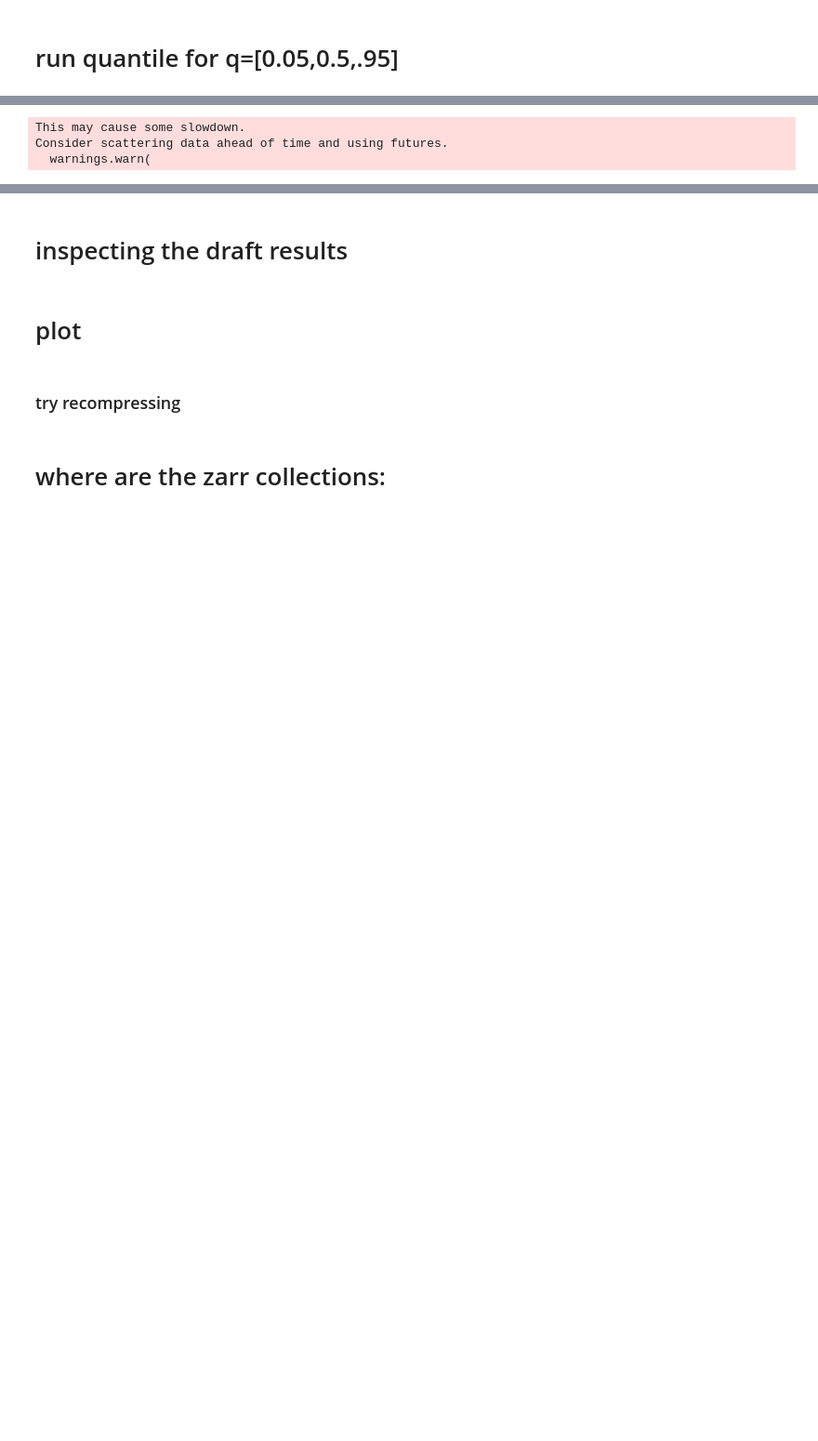
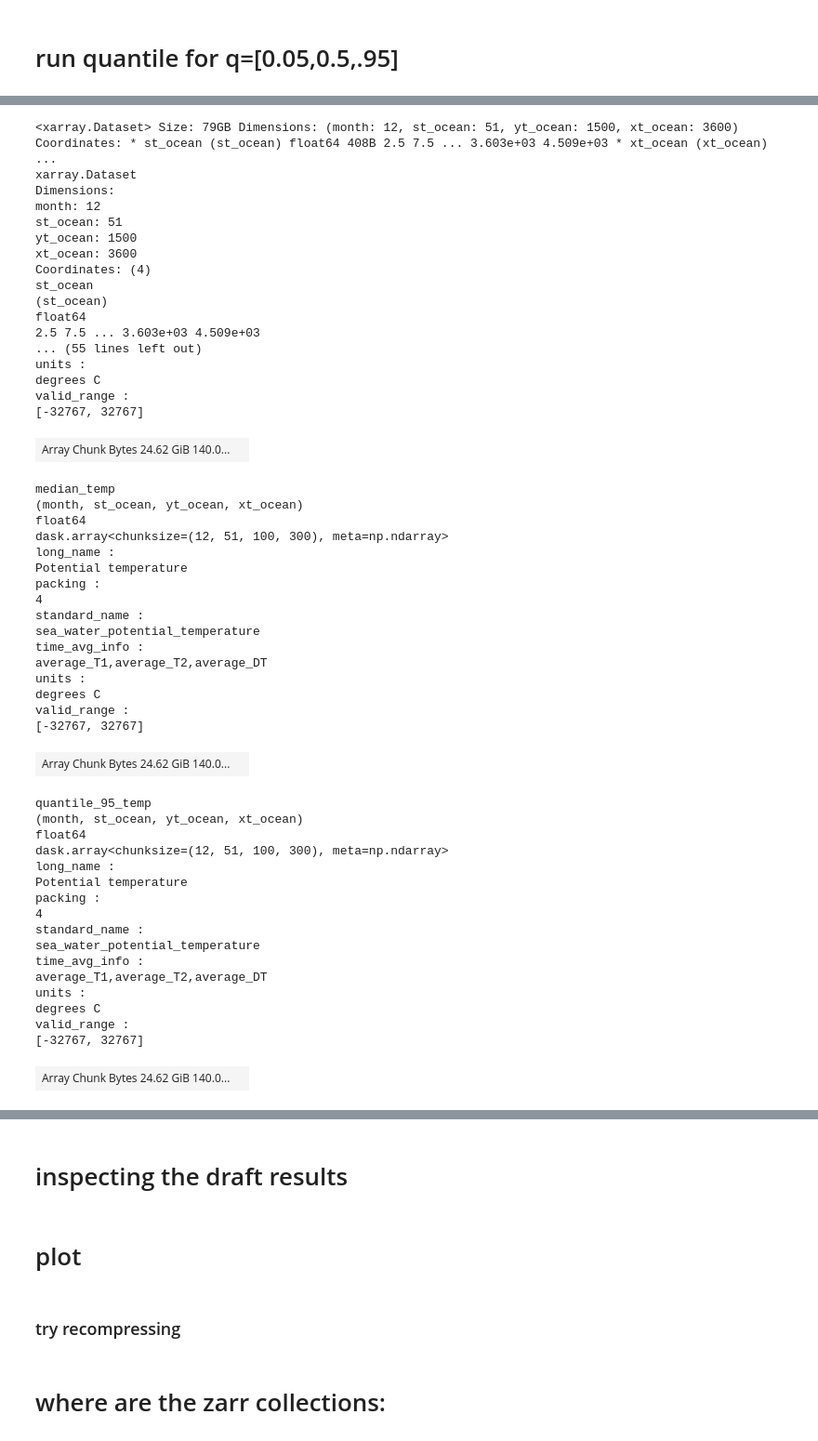
Before and after one commit to Thomas-Moore-Creative/BRAN-climatology-generator-demo, a Jupyter notebook: notebooks/quantile_calc_comparison.ipynb, the cells around one changed output, grey strips where cells are left out. Shown at 93% size. Saved outputs shown, nothing was run; the diff lists cells and outputs as text; code cells hidden in the pictures; blank space fills up the shorter version.

```diff
--- a/notebooks/quantile_calc_comparison.ipynb
+++ b/notebooks/quantile_calc_comparison.ipynb
@@ -186,7 +150,7 @@ skipna_flag = False
 var = 'temp'
 # %%
 def quantile_monthclim(ds,var_name,skipna_flag=False,time_dim='time',q_list=[0.05,0.50,0.95]):
-    quant = ds.groupby(time_dim+'.month').quantile(q_list,skipna=skipna_flag,dim=time_dim).astype(np.float32)
+    quant = ds.groupby(time_dim+'.month').quantile(q_list,skipna=skipna_flag,dim=time_dim)
     quant_ds = xr.merge([quant.isel(quantile=0).reset_coords(drop=True).rename({var_name:'quantile_05_'+var_name}),
                          quant.isel(quantile=1).reset_coords(drop=True).rename({var_name:'median_'+var_name}),
                          quant.isel(quantile=2).reset_coords(drop=True).rename({var_name:'quantile_95_'+var_name}),])
@@ -270,10 +160,59 @@ quant = reduced_data4time.groupby('Time.month').quantile([0.50],skipna=False,dim
 # %%
 results_path = '/g/data/es60/users/thomas_moore/clim_demo_results/daily/draft_delivery/'
 results_file = 'BRAN2020_quant_monthclim_'+var+'.nc'
-# %%
-%%time
-quant.chunk({'xt_ocean':900}).to_netcdf(results_path+results_file,engine='netcdf4')
-# %% [output]
-This may cause some slowdown.
-Consider scattering data ahead of time and using futures.
-  warnings.warn(
+# %%
+quant_ds = quant_ds.chunk({'xt_ocean': 300})
+quant_ds
+# %% [output]
+<xarray.Dataset> Size: 79GB Dimensions: (month: 12, st_ocean: 51, yt_ocean: 1500, xt_ocean: 3600) Coordinates: * st_ocean (st_ocean) float64 408B 2.5 7.5 ... 3.603e+03 4.509e+03 * xt_ocean (xt_ocean)  ...
+xarray.Dataset
+Dimensions:
+month: 12
+st_ocean: 51
+yt_ocean: 1500
+xt_ocean: 3600
+Coordinates: (4)
+st_ocean
+(st_ocean)
+float64
+2.5 7.5 ... 3.603e+03 4.509e+03
+... (55 lines left out)
+units :
+degrees C
+valid_range :
+[-32767, 32767]
+| Array Chunk Bytes 24.62 GiB 140.0... |  |
+median_temp
+(month, st_ocean, yt_ocean, xt_ocean)
+float64
+dask.array<chunksize=(12, 51, 100, 300), meta=np.ndarray>
+long_name :
+Potential temperature
+packing :
+4
+standard_name :
+sea_water_potential_temperature
+time_avg_info :
+average_T1,average_T2,average_DT
+units :
+degrees C
+valid_range :
+[-32767, 32767]
+| Array Chunk Bytes 24.62 GiB 140.0... |  |
+quantile_95_temp
+(month, st_ocean, yt_ocean, xt_ocean)
+float64
+dask.array<chunksize=(12, 51, 100, 300), meta=np.ndarray>
+long_name :
+Potential temperature
+packing :
+4
+standard_name :
+sea_water_potential_temperature
+time_avg_info :
+average_T1,average_T2,average_DT
+units :
+degrees C
+valid_range :
+[-32767, 32767]
+| Array Chunk Bytes 24.62 GiB 140.0... |  |
```
Also changed, not shown: parts of 8 cells of this notebook, 2 other files.
